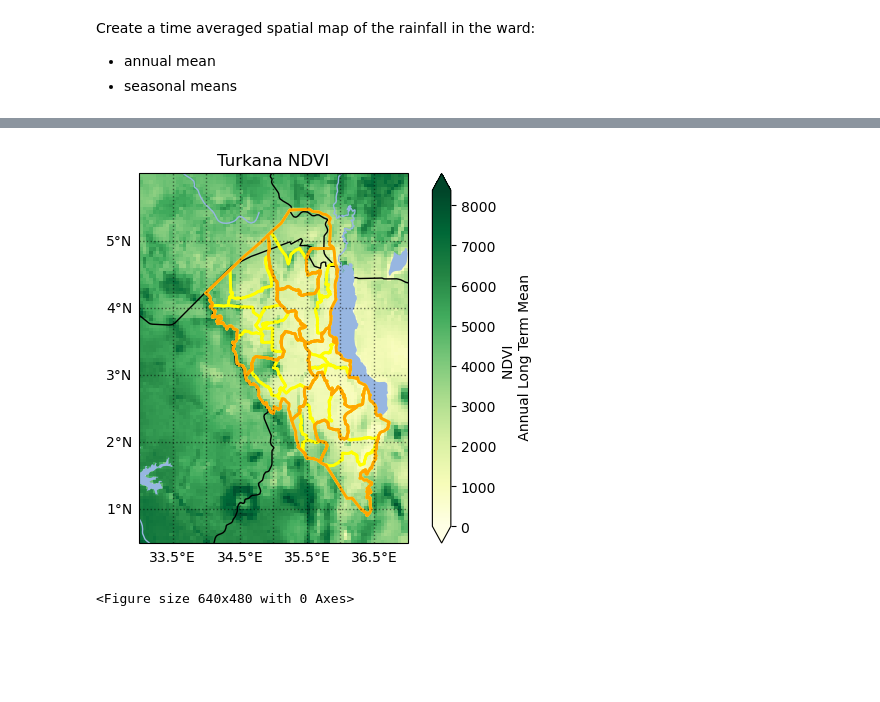
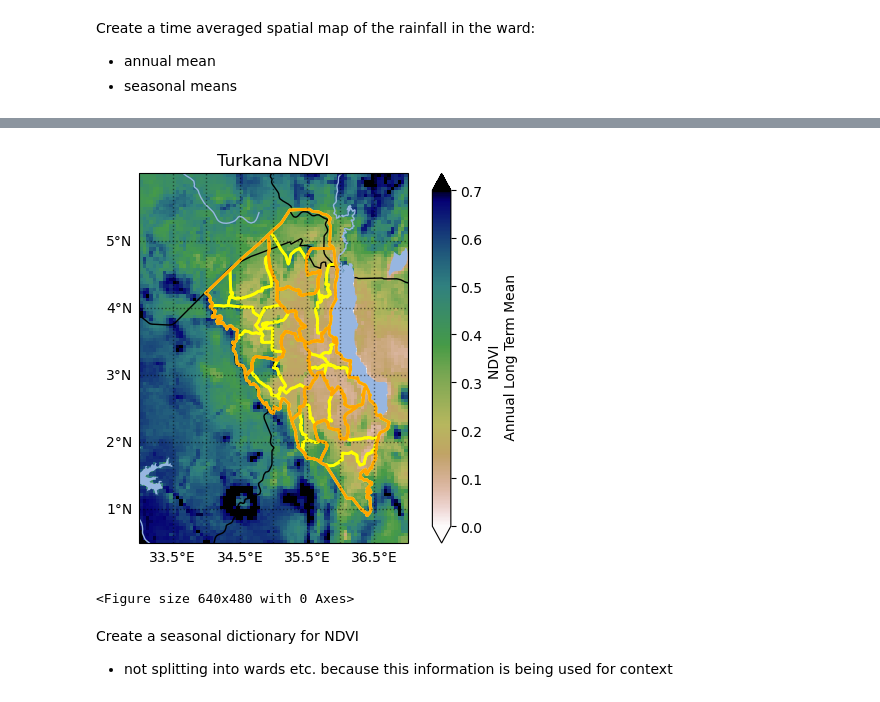
Before and after one commit to ellendyer/climateforal, a Jupyter notebook: chiprs_ts.ipynb, the cells around one changed output, grey strips where cells are left out. Saved outputs shown, nothing was run; the diff lists cells and outputs as text; code cells hidden in the pictures; blank space fills up the shorter version.

```diff
--- a/chiprs_ts.ipynb
+++ b/chiprs_ts.ipynb
@@ -274,36 +309,40 @@ for WARD in shape_w['ward']:
 # %%
-modis_data_in = xr.open_dataarray("/Volumes/blue_wd/MODIS_61_VEG/modis_ndvi.nc")
+modis_data_in = xr.open_dataarray("/Volumes/blue_wd/MODIS_61_VEG/modis_ndvi.nc")/10000.0
+modis_data_in = modis_data_in.rio.set_spatial_dims(x_dim="lon",y_dim="lat")
 ndvi = modis_data_in.rio.write_crs("epsg:4326", inplace=True)
-#ndvi_turkana = ndvi.rio.clip(shape_c.geometry.apply(mapping),shape_c.crs)
+ndvi_turkana = ndvi.rio.clip(shape_c.geometry.apply(mapping),shape_c.crs)
 
 #Annual mean
 ax = plt.axes(projection=ccrs.PlateCarree())
 ax.coastlines()
 ax.add_feature(cartopy.feature.BORDERS)
 ax.add_feature(cartopy.feature.RIVERS)
 ax.add_feature(cartopy.feature.OCEAN)
 ax.add_feature(cartopy.feature.LAKES)
 #Overlay with all ward outline
 shape_c.plot(ax=ax, edgecolor='pink',facecolor='none',lw=2,zorder=2,linestyle='-')
 shape_w.plot(ax=ax, edgecolor='yellow',facecolor='none',lw=2,zorder=2,linestyle='-')
 shape_sc.plot(ax=ax, edgecolor='orange',facecolor='none',lw=2,zorder=2,linestyle='-')
 #Plot data
 ndvi.mean('time').plot(ax=ax,transform=ccrs.PlateCarree(),
                                        add_colorbar=True,
-                                       vmin=0,#vmax=2,
-                                       cmap=plt.cm.YlGn,
+                                       vmin=0,vmax=0.7,
+                                       cmap=plt.cm.gist_earth_r,
                                        extend="both",
                                        cbar_kwargs={"label": "NDVI \n Annual Long Term Mean"})
 # for extent the order is  [West,East,South,North]
 ax.set_extent([lonw, lone, lats, latn])
 gl = ax.gridlines(crs=ccrs.PlateCarree(), draw_labels=True,
                   linewidth=1, color='black', alpha=0.5, linestyle='dotted')
 gl.top_labels = False
 gl.right_labels = False
 ax.set_title('Turkana NDVI')
 #plt.savefig(plot_out+"pr_ann_"+WARD+".png")
 plt.show()
 plt.clf()
 # %% [output]
-[figure, old version]
+[figure, new version]
 <Figure size 640x480 with 0 Axes>
+# %% [markdown]
+Create a seasonal dictionary for NDVI
+- not splitting into wards etc. because this information is being used for context
```
Also changed, not shown: parts of 11 cells of this notebook.
